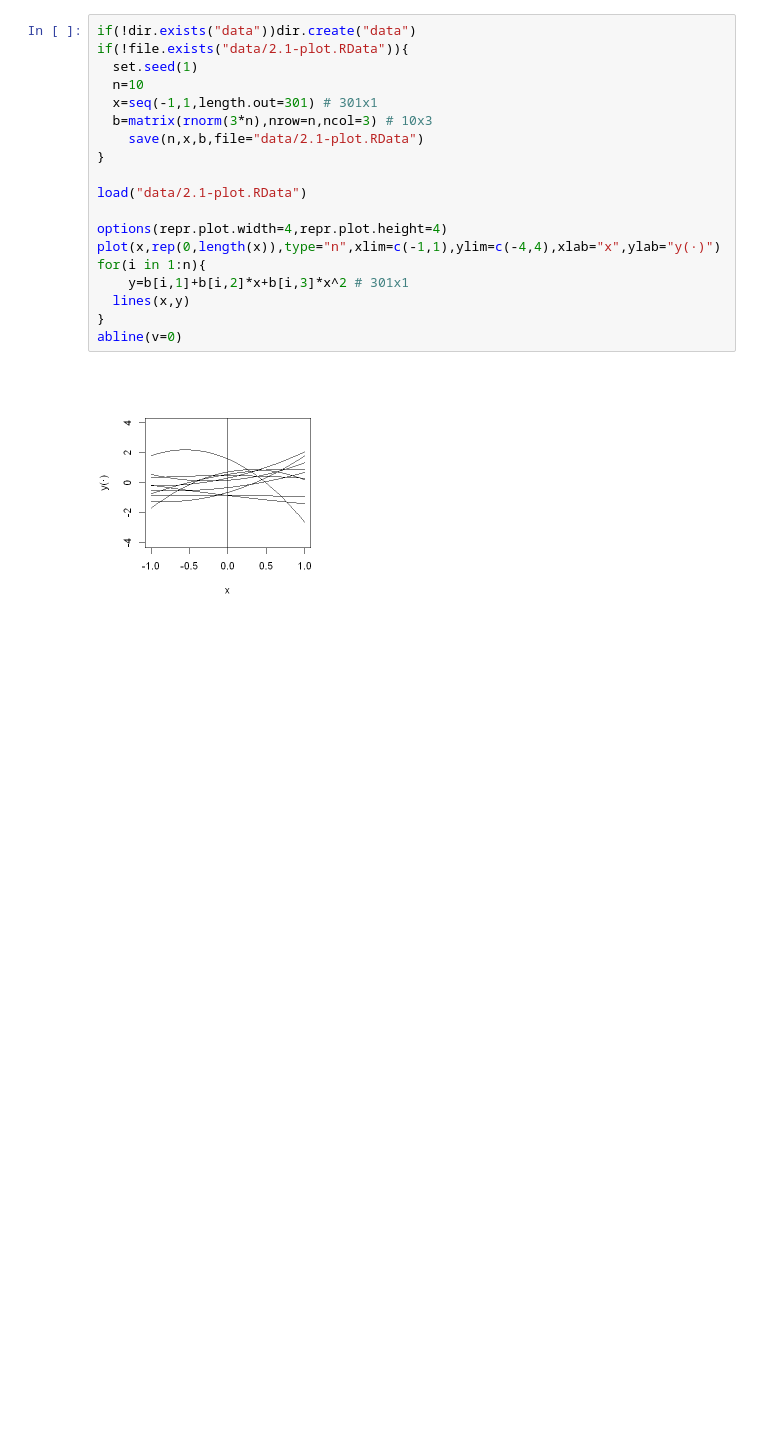
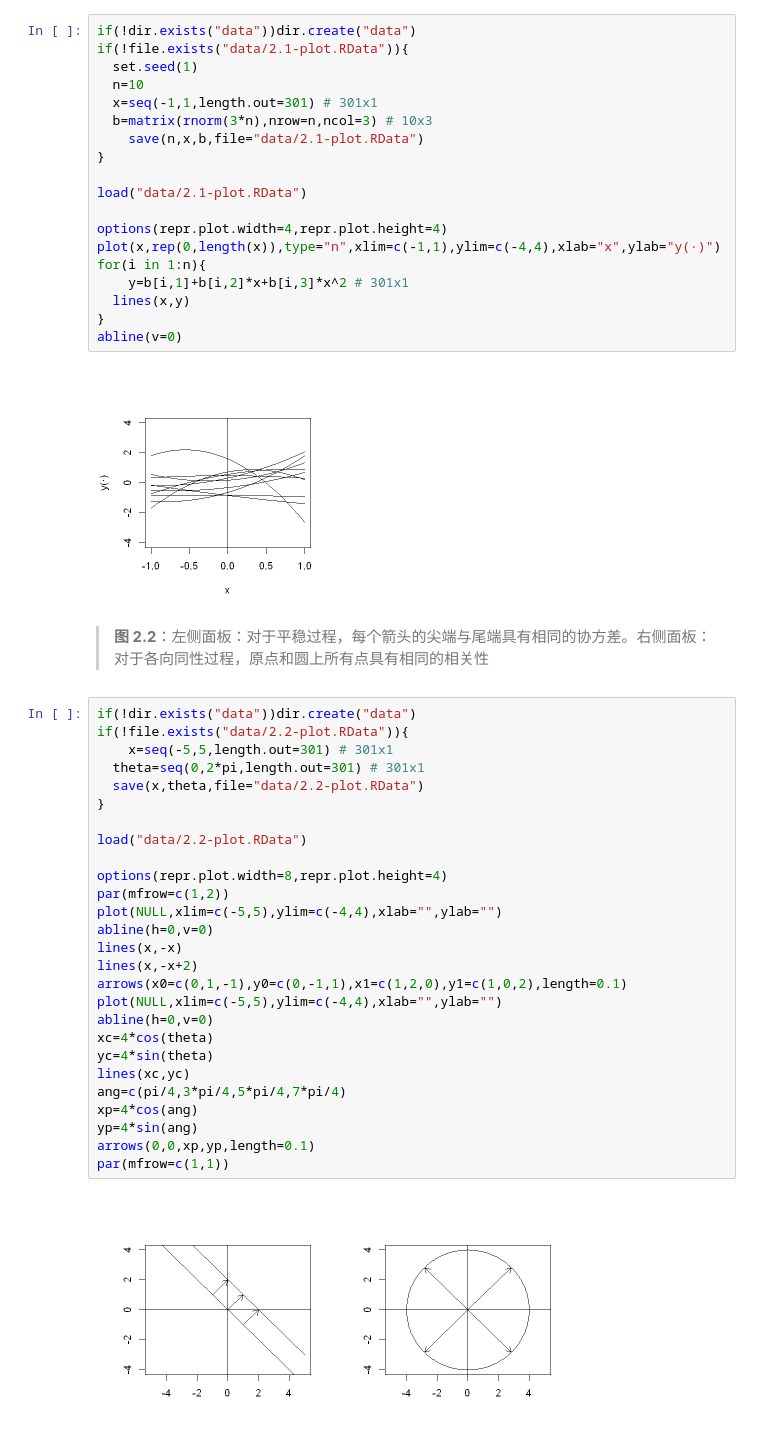
Before and after one commit to wenje-ma/DACE, a Jupyter notebook: 代码/Ch02.ipynb, the cells around one changed output. Saved outputs shown, nothing was run; the diff lists cells and outputs as text; blank space fills up the shorter version.

```diff
--- a/代码/Ch02.ipynb
+++ b/代码/Ch02.ipynb
@@ -23,3 +23,34 @@ for(i in 1:n){
 abline(v=0)
 # %% [output]
 [figure]
+# %% [markdown]
+> **图 2.2**：左侧面板：对于平稳过程，每个箭头的尖端与尾端具有相同的协方差。右侧面板：对于各向同性过程，原点和圆上所有点具有相同的相关性
+# %%
+if(!dir.exists("data"))dir.create("data")
+if(!file.exists("data/2.2-plot.RData")){
+	x=seq(-5,5,length.out=301) # 301x1
+  theta=seq(0,2*pi,length.out=301) # 301x1
+  save(x,theta,file="data/2.2-plot.RData")
+}
+
+load("data/2.2-plot.RData")
+
+options(repr.plot.width=8,repr.plot.height=4)
+par(mfrow=c(1,2))
+plot(NULL,xlim=c(-5,5),ylim=c(-4,4),xlab="",ylab="")
+abline(h=0,v=0)
+lines(x,-x)
+lines(x,-x+2)
+arrows(x0=c(0,1,-1),y0=c(0,-1,1),x1=c(1,2,0),y1=c(1,0,2),length=0.1)
+plot(NULL,xlim=c(-5,5),ylim=c(-4,4),xlab="",ylab="")
+abline(h=0,v=0)
+xc=4*cos(theta)
+yc=4*sin(theta)
+lines(xc,yc)
+ang=c(pi/4,3*pi/4,5*pi/4,7*pi/4)
+xp=4*cos(ang)
+yp=4*sin(ang)
+arrows(0,0,xp,yp,length=0.1)
+par(mfrow=c(1,1))
+# %% [output]
+[figure, added]
```
Also changed, not shown: parts of 3 cells of this notebook, 7 other files.
